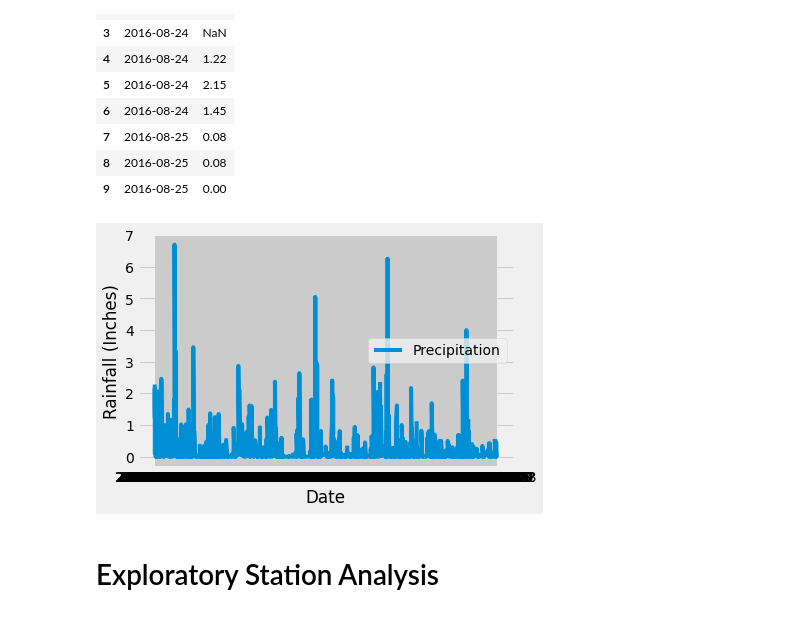
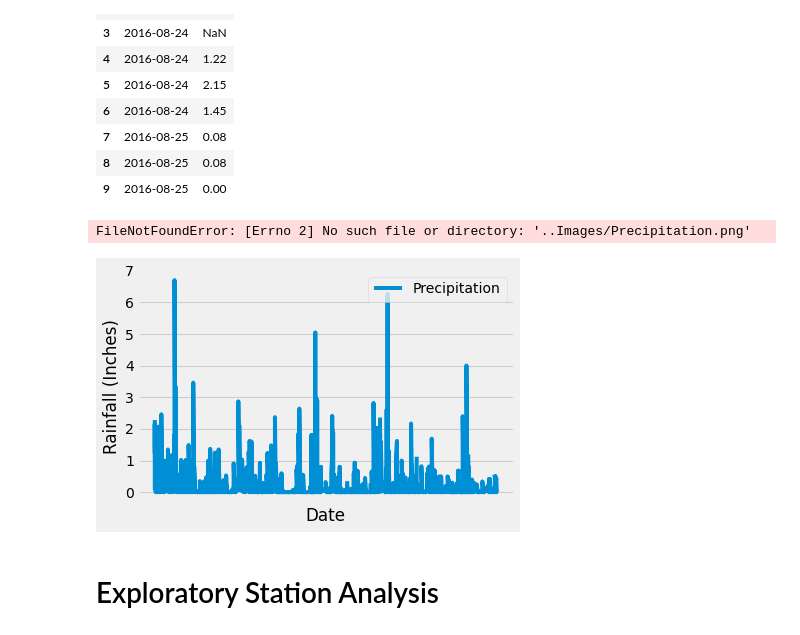
Before and after one commit to kyle125t/sqlalchemy-challenge, a Jupyter notebook: Instructions/climate_starter.ipynb, the cells around one changed output. Cells and saved outputs as stored; diff of their text form; code cells hidden in the pictures.

Commit message:
Adding changes after Images folder upload

```diff
--- a/Instructions/climate_starter.ipynb
+++ b/Instructions/climate_starter.ipynb
@@ -171,12 +171,15 @@ rain_year_df.head(10)
 # %%
 # Use Pandas Plotting with Matplotlib to plot the data
 plt.plot(rain_year_df['date'], rain_year_df['prcp'])
 plt.xlabel('Date')
 plt.ylabel('Rainfall (Inches)')
-plt.legend(['Precipitation'])
+plt.legend(['Precipitation'], loc = "upper right")
+plt.xticks([])
+plt.savefig("..Images/Precipitation.png")
 plt.show()
 # %% [output]
+FileNotFoundError: [Errno 2] No such file or directory: '..Images/Precipitation.png'
-[figure, old version]
+[figure, new version]
 # %%
 # Use Pandas to calcualte the summary statistics for the precipitation data
 # %% [markdown]
```
